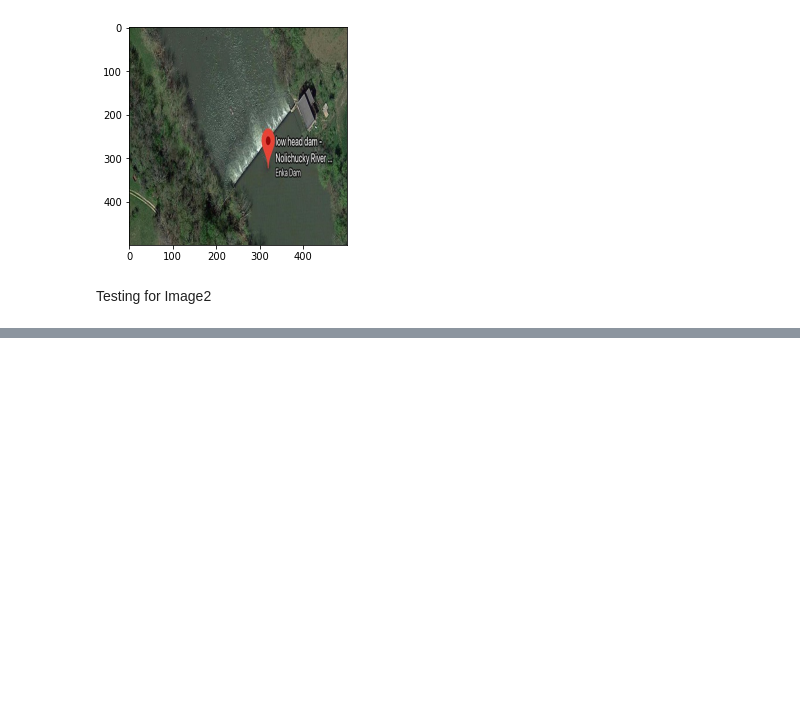
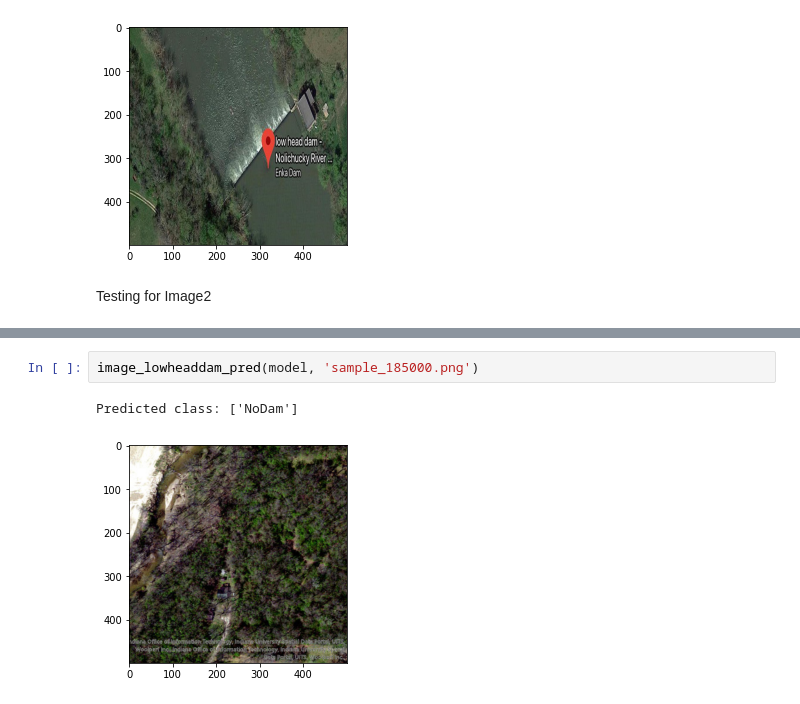
Before and after one commit to ypenamak/DL_Group_5_Project, a Jupyter notebook: Lowhead_function_image.ipynb, the cells around one changed output, grey strips where cells are left out. Drawn from its saved outputs; the diff is of its cells as text; blank space fills up the shorter version.

```diff
--- a/Lowhead_function_image.ipynb
+++ b/Lowhead_function_image.ipynb
@@ -48,0 +59,5 @@ Predicted class: ['Dam']
+# %%
+image_lowheaddam_pred(model, 'sample_185000.png')
+# %% [output]
+Predicted class: ['NoDam']
+[figure, added]
```
Also changed, not shown: parts of 5 cells of this notebook.
